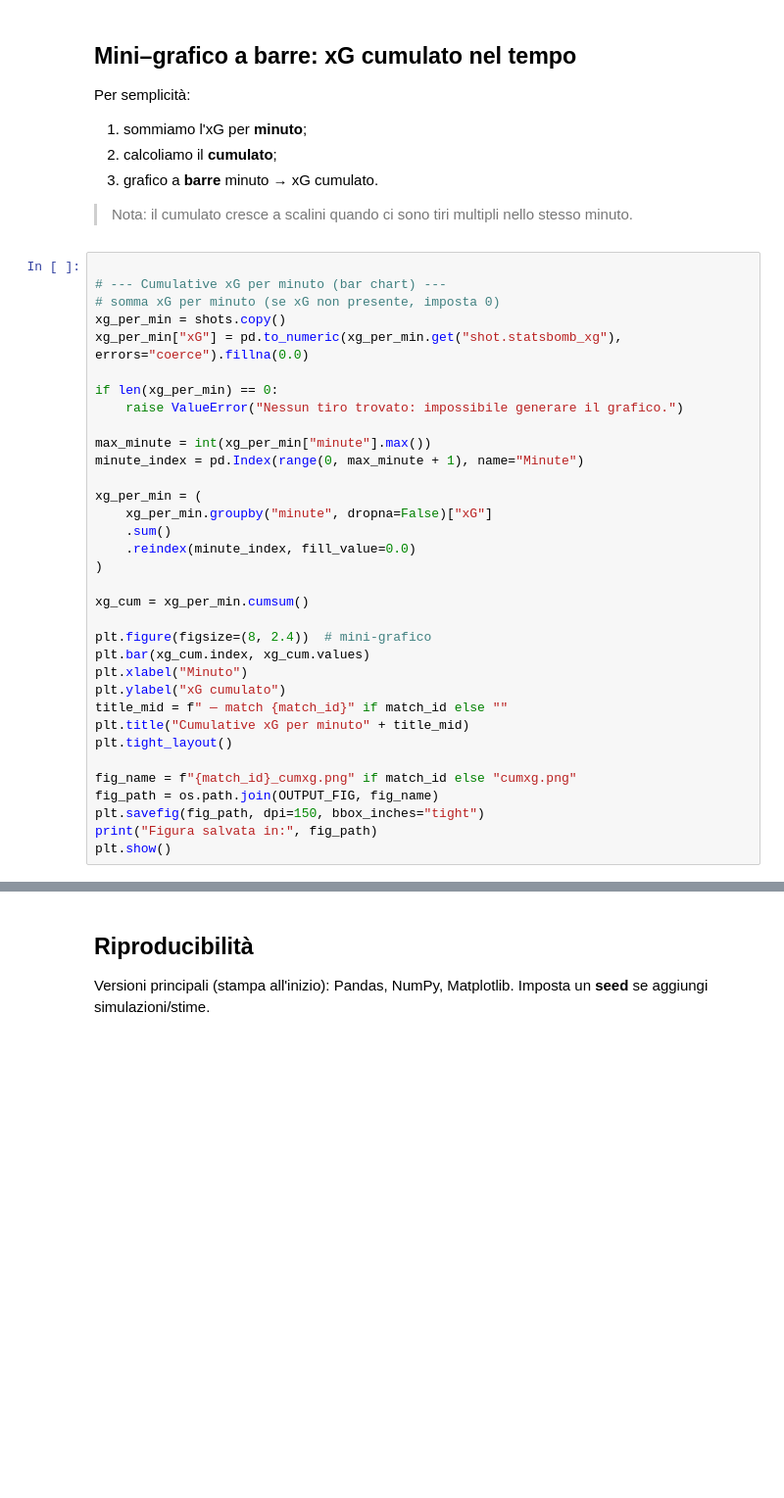
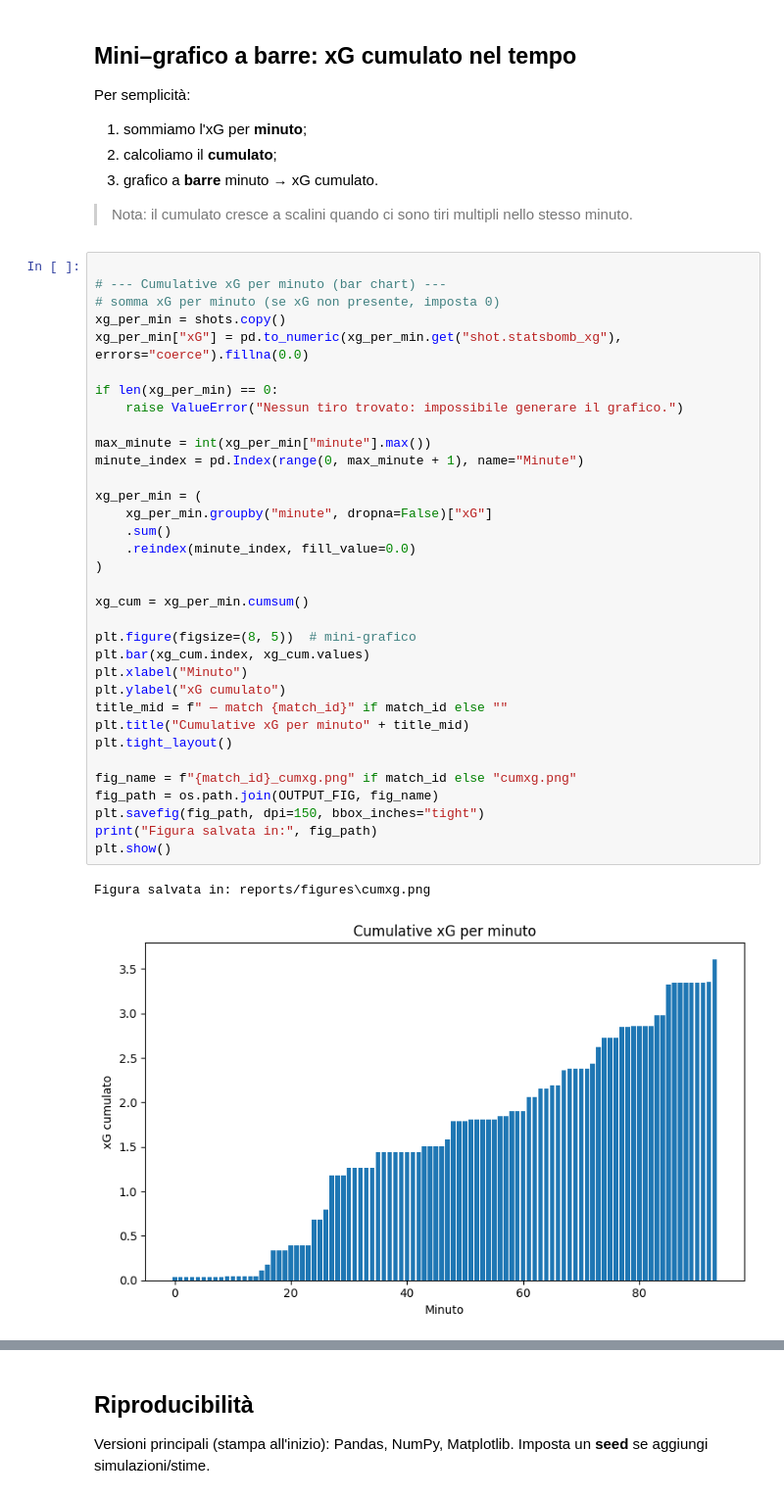
Before and after one commit to andreaturconi34/football-analytics, a Jupyter notebook: notebooks/02_Shots Analysis (StatsBomb Open Data).ipynb, the cells around one changed output, grey strips where cells are left out. Shown: that part at 98% size. Drawn from its saved outputs; the diff is of its cells as text; blank space fills up the shorter version.

```diff
--- a/notebooks/02_Shots Analysis (StatsBomb Open Data).ipynb
+++ b/notebooks/02_Shots Analysis (StatsBomb Open Data).ipynb
@@ -204,34 +209,37 @@ Per semplicità:
 # somma xG per minuto (se xG non presente, imposta 0)
 xg_per_min = shots.copy()
 xg_per_min["xG"] = pd.to_numeric(xg_per_min.get("shot.statsbomb_xg"), errors="coerce").fillna(0.0)
 
 if len(xg_per_min) == 0:
     raise ValueError("Nessun tiro trovato: impossibile generare il grafico.")
 
 max_minute = int(xg_per_min["minute"].max())
 minute_index = pd.Index(range(0, max_minute + 1), name="Minute")
 
 xg_per_min = (
     xg_per_min.groupby("minute", dropna=False)["xG"]
     .sum()
     .reindex(minute_index, fill_value=0.0)
 )
 
 xg_cum = xg_per_min.cumsum()
 
-plt.figure(figsize=(8, 2.4))  # mini-grafico
+plt.figure(figsize=(8, 5))  # mini-grafico
 plt.bar(xg_cum.index, xg_cum.values)
 plt.xlabel("Minuto")
 plt.ylabel("xG cumulato")
 title_mid = f" — match {match_id}" if match_id else ""
 plt.title("Cumulative xG per minuto" + title_mid)
 plt.tight_layout()
 
 fig_name = f"{match_id}_cumxg.png" if match_id else "cumxg.png"
 fig_path = os.path.join(OUTPUT_FIG, fig_name)
 plt.savefig(fig_path, dpi=150, bbox_inches="tight")
 print("Figura salvata in:", fig_path)
 plt.show()
+# %% [output]
+Figura salvata in: reports/figures\cumxg.png
+[figure, added]
 # %% [markdown]
 
 ## Extra opzionali
```
Also changed, not shown: parts of 5 cells of this notebook.
